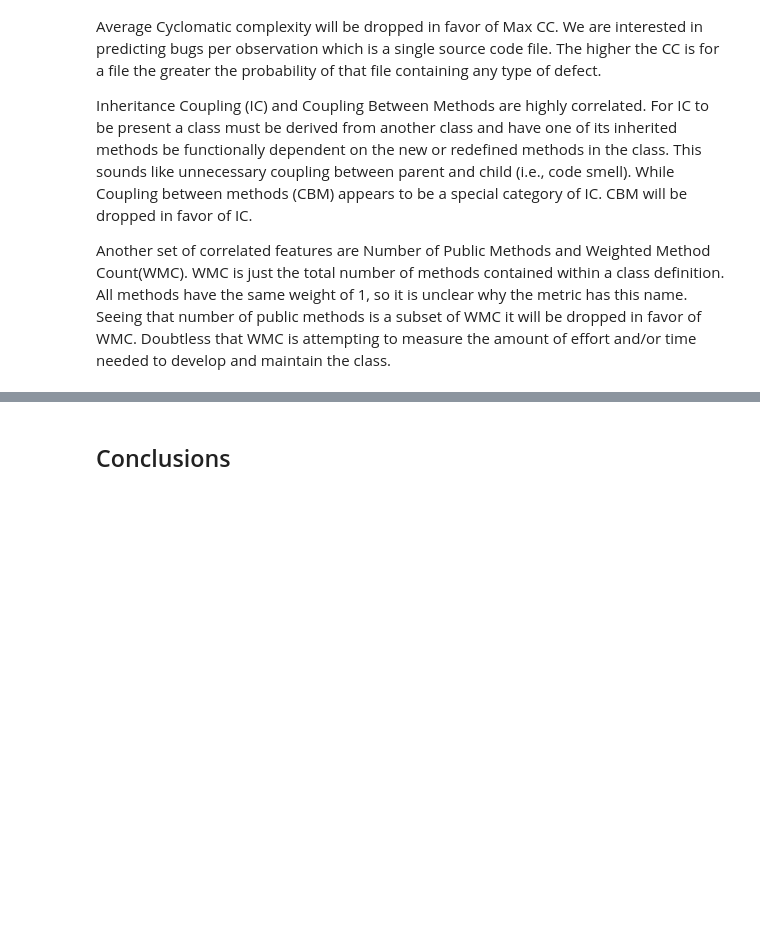
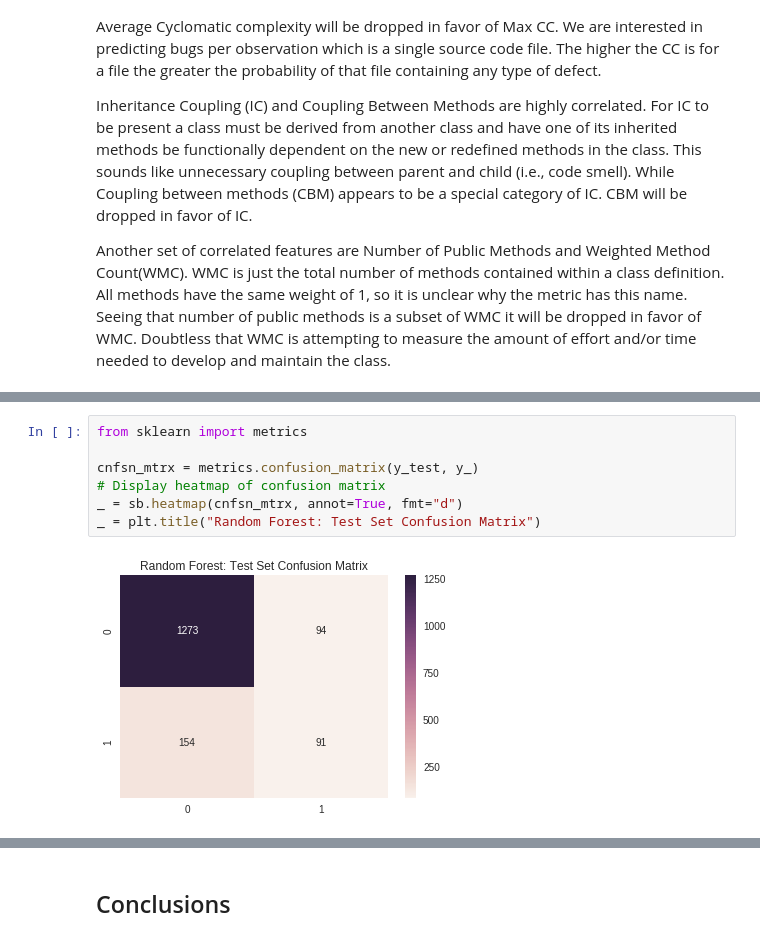
Before and after one commit to 315iah515/Thinkful-Notebooks, a Jupyter notebook: Bootcamp/Supervised/CapStone/SupervisedLearningCapStone.ipynb, the cells around one changed output, grey strips where cells are left out. Cells and saved outputs as stored; diff of their text form; blank space fills up the shorter version.

```diff
--- a/Bootcamp/Supervised/CapStone/SupervisedLearningCapStone.ipynb
+++ b/Bootcamp/Supervised/CapStone/SupervisedLearningCapStone.ipynb
@@ -186,0 +224,9 @@ Another set of correlated features are Number of Public Methods and Weighted Met
+# %%
+from sklearn import metrics
+
+cnfsn_mtrx = metrics.confusion_matrix(y_test, y_)
+# Display heatmap of confusion matrix
+_ = sb.heatmap(cnfsn_mtrx, annot=True, fmt="d")
+_ = plt.title("Random Forest: Test Set Confusion Matrix")
+# %% [output]
+[figure, added]
```
Also changed, not shown: parts of 10 cells of this notebook.
